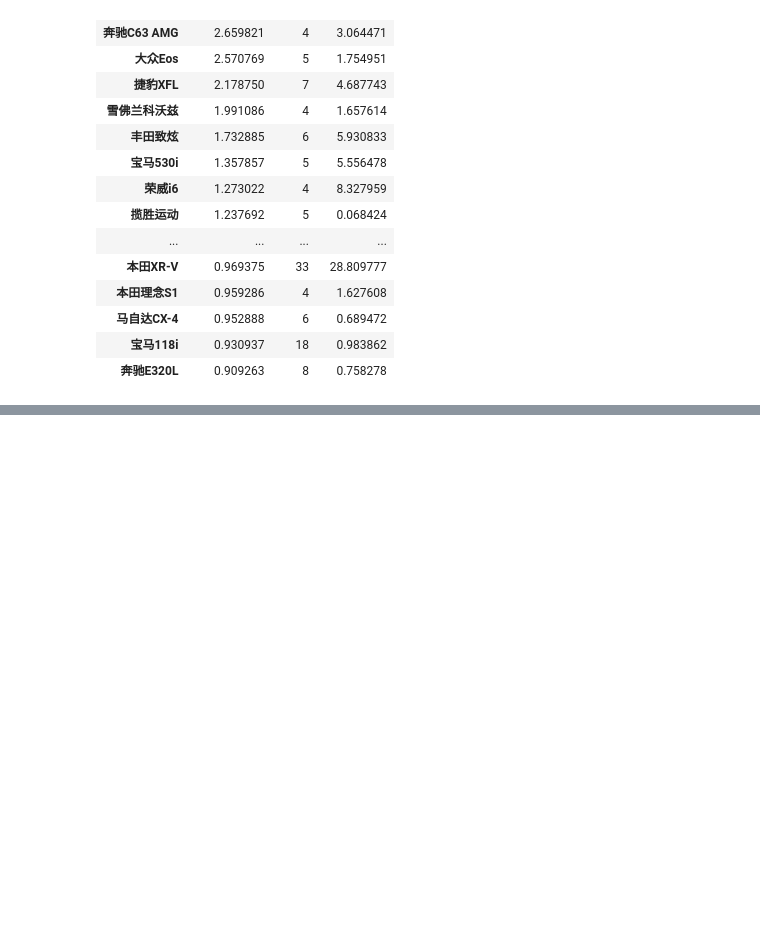
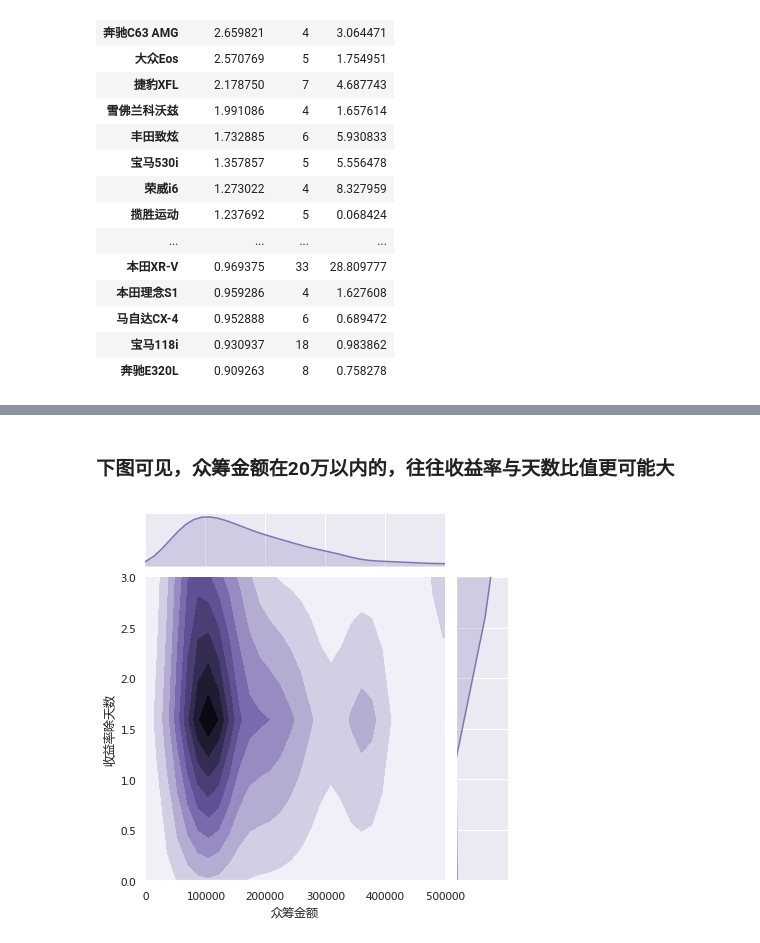
Before and after one commit to maxlz/carsale, a Jupyter notebook: car_sale.ipynb, the cells around one changed output, grey strips where cells are left out. Saved outputs shown, nothing was run; the diff lists cells and outputs as text; code cells hidden in the pictures; blank space fills up the shorter version.

```diff
--- a/car_sale.ipynb
+++ b/car_sale.ipynb
@@ -405,0 +415,6 @@ df2.to_csv('X32.csv',encoding='utf-8-sig',index=False)
+# %% [markdown]
+### 下图可见，众筹金额在20万以内的，往往收益率与天数比值更可能大
+# %%
+sns.jointplot(y='收益率除天数',x='众筹金额',data=df.sample(1000),kind="kde",color="m",ylim=(0,3),xlim=(0,500000));
+# %% [output]
+[figure, added]
```
Also changed, not shown: parts of 3 cells of this notebook.
